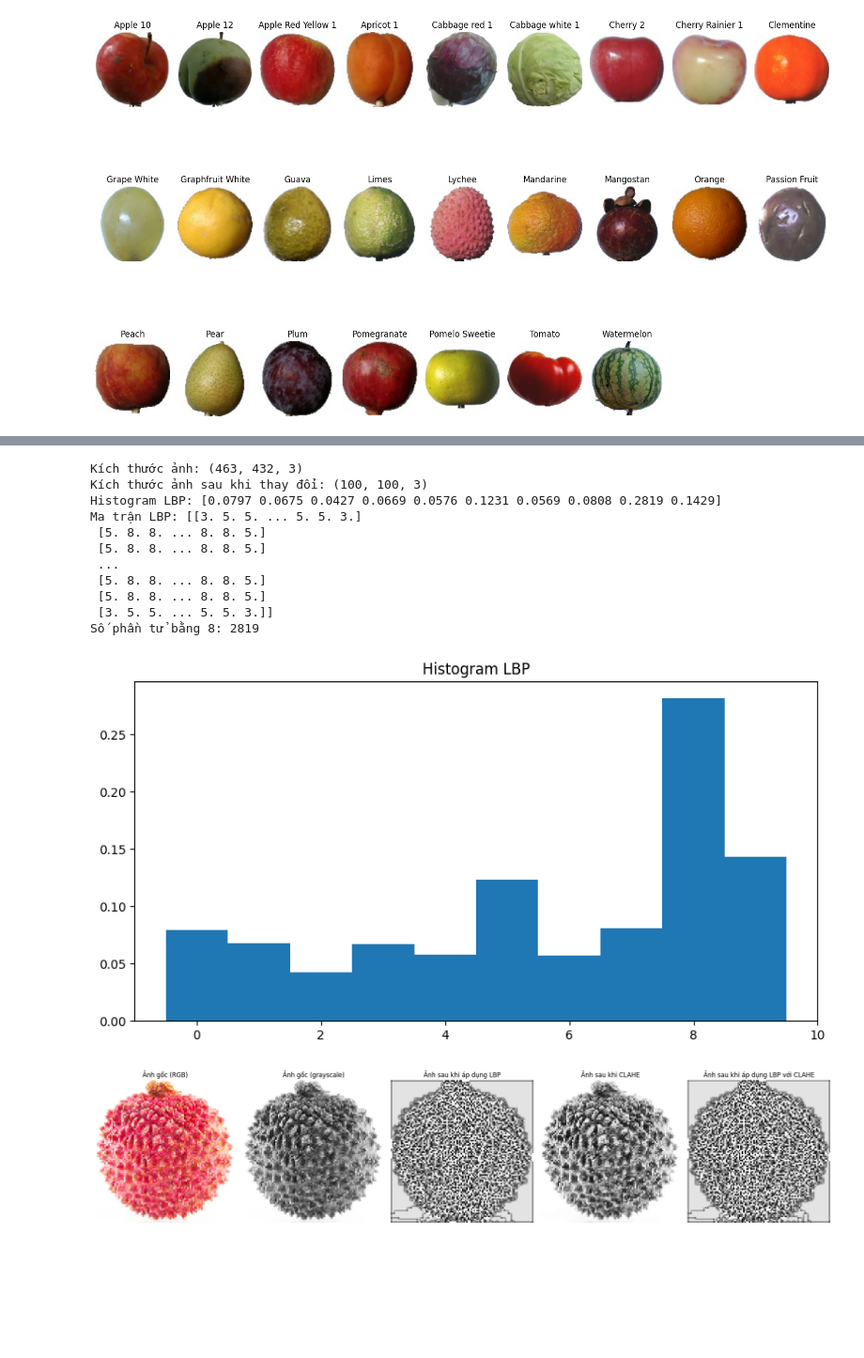
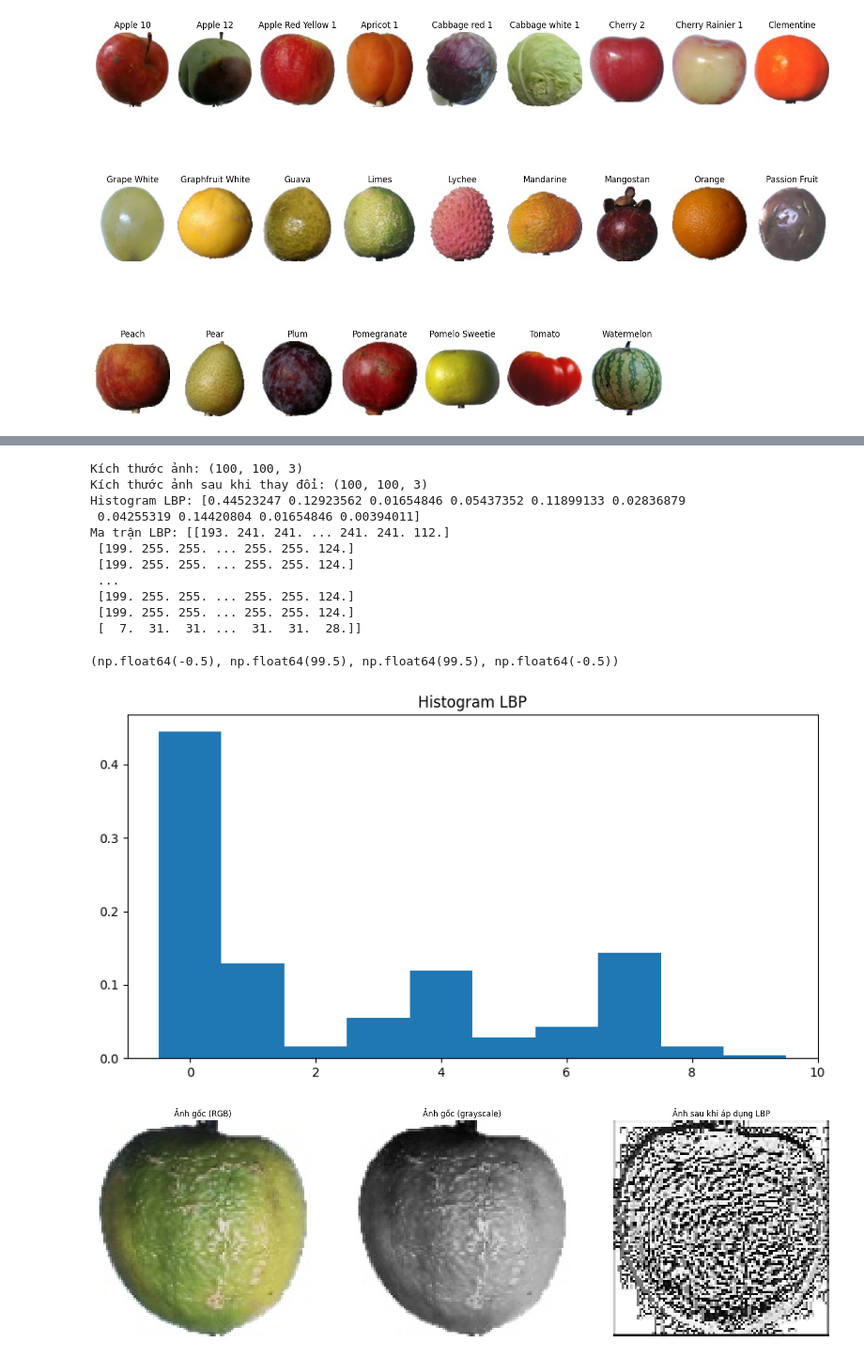
Before and after one commit to trunglap923/Prj_CSDL_DPT, a Jupyter notebook: test.ipynb, the cells around one changed output, grey strips where cells are left out. Shown at 94% size. Drawn from its saved outputs; the diff is of its cells as text; code cells hidden in the pictures; blank space fills up the shorter version.

```diff
--- a/test.ipynb
+++ b/test.ipynb
@@ -50,7 +476,7 @@ LBP_RADIUS = 1
 LBP_POINTS = 8 * LBP_RADIUS
 
 # Đọc ảnh và chuyển sang grayscale
-image_path = 'Image_test/Screenshot 2025-05-08 192729.png'  # Đường dẫn tới ảnh của bạn
+image_path = 'Image_data/27_100.jpg'  # Đường dẫn tới ảnh của bạn
 
 image = cv2.imread(image_path)
 # In ra kích thước của ảnh
@@ -60,68 +486,47 @@ print("Kích thước ảnh sau khi thay đổi:", image.shape)
 image_rgb = cv2.cvtColor(image, cv2.COLOR_BGR2RGB)
 gray = cv2.cvtColor(image, cv2.COLOR_BGR2GRAY)
 
-clahe = cv2.createCLAHE(clipLimit=2.0, tileGridSize=(8, 8))
-enhanced = clahe.apply(gray)
-
 # Áp dụng LBP
-lbp = local_binary_pattern(gray, LBP_POINTS, LBP_RADIUS, method="uniform")
+lbp = local_binary_pattern(gray, LBP_POINTS, LBP_RADIUS, method="default")
 (hist, _) = np.histogram(lbp.ravel(), bins=np.arange(0, LBP_POINTS + 3), range=(0, LBP_POINTS + 2))
 hist = hist.astype("float")
 hist /= (hist.sum() + 1e-7)
 print("Histogram LBP:", hist)
 # In ra ma trix LBP
 print("Ma trận LBP:", lbp)
 # Vẽ histogram LBP
 plt.figure(figsize=(10, 5))
 plt.bar(range(0, LBP_POINTS + 2), hist, width=1)
 plt.title('Histogram LBP')
 
-# Đếm số lượng pixel có giá trị LBP bằng 8
-count_8 = np.sum(lbp == 8)
-print("Số phần tử bằng 8:", count_8)
-lbp_enhanced = local_binary_pattern(enhanced, LBP_POINTS, LBP_RADIUS, method="uniform")
+plt.figure(figsize=(20, 10))
 
-# Hiển thị ảnh gốc và ảnh LBP
-plt.figure(figsize=(20, 30))
-
-plt.subplot(1, 5, 1)
+plt.subplot(1, 3, 1)
 plt.imshow(image_rgb)
 plt.title('Ảnh gốc (RGB)')
 plt.axis('off')
 
-plt.subplot(1, 5, 2)
+plt.subplot(1, 3, 2)
 plt.imshow(gray, cmap='gray')
 plt.title('Ảnh gốc (grayscale)')
 plt.axis('off')
 
-plt.subplot(1, 5, 3)
+plt.subplot(1, 3, 3)
 plt.imshow(lbp, cmap='gray')
 plt.title('Ảnh sau khi áp dụng LBP')
 plt.axis('off')
-
-plt.subplot(1, 5, 4)
-plt.imshow(enhanced, cmap='gray')
-plt.title('Ảnh sau khi CLAHE')
-plt.axis('off')
-
-plt.subplot(1, 5, 5)
-plt.imshow(lbp_enhanced, cmap='gray')
-plt.title('Ảnh sau khi áp dụng LBP với CLAHE')
-plt.axis('off')
-
-plt.tight_layout()
-plt.show()
 # %% [output]
-Kích thước ảnh: (463, 432, 3)
+Kích thước ảnh: (100, 100, 3)
 Kích thước ảnh sau khi thay đổi: (100, 100, 3)
-Histogram LBP: [0.0797 0.0675 0.0427 0.0669 0.0576 0.1231 0.0569 0.0808 0.2819 0.1429]
-Ma trận LBP: [[3. 5. 5. ... 5. 5. 3.]
- [5. 8. 8. ... 8. 8. 5.]
- [5. 8. 8. ... 8. 8. 5.]
+Histogram LBP: [0.44523247 0.12923562 0.01654846 0.05437352 0.11899133 0.02836879
+ 0.04255319 0.14420804 0.01654846 0.00394011]
+Ma trận LBP: [[193. 241. 241. ... 241. 241. 112.]
+ [199. 255. 255. ... 255. 255. 124.]
+ [199. 255. 255. ... 255. 255. 124.]
  ...
- [5. 8. 8. ... 8. 8. 5.]
- [5. 8. 8. ... 8. 8. 5.]
- [3. 5. 5. ... 5. 5. 3.]]
-Số phần tử bằng 8: 2819
+ [199. 255. 255. ... 255. 255. 124.]
+ [199. 255. 255. ... 255. 255. 124.]
+ [  7.  31.  31. ...  31.  31.  28.]]
+(np.float64(-0.5), np.float64(99.5), np.float64(99.5), np.float64(-0.5))
-[figure, old version]
+[figure, new version]
-[figure, old version]
+[figure, new version]
```
Also changed, not shown: parts of 8 cells of this notebook, 17 other files.
